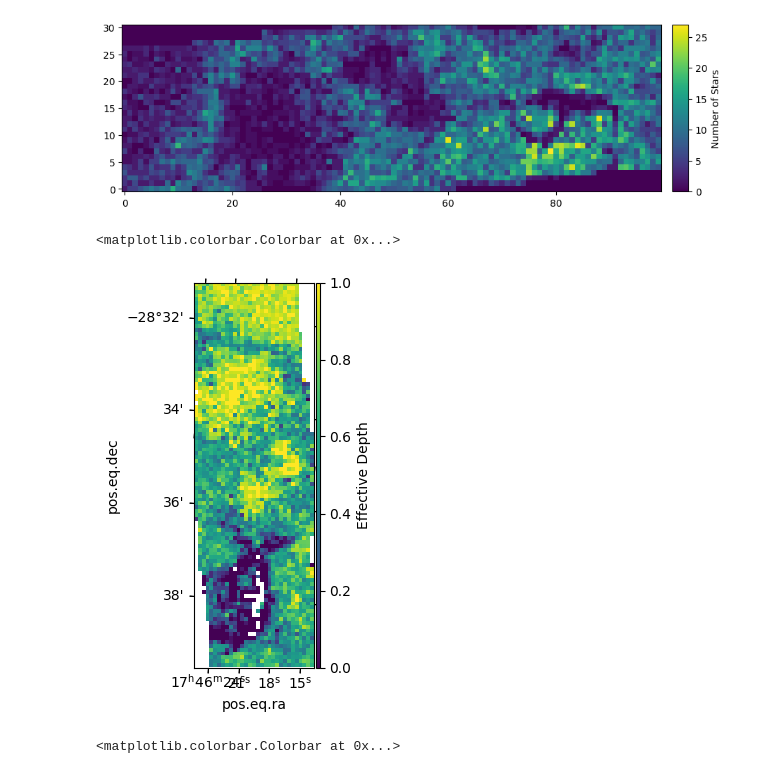
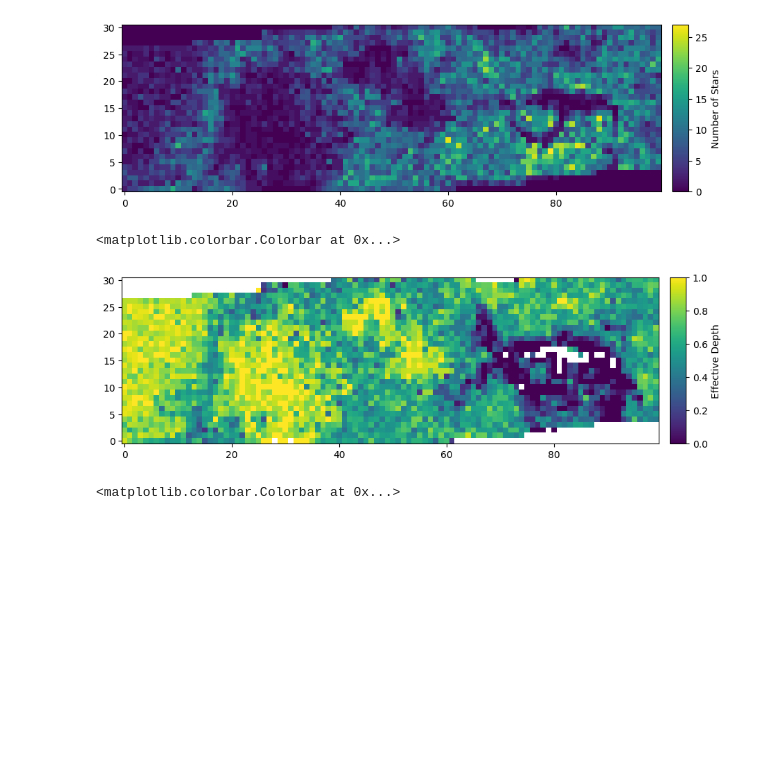
Before and after one commit to SpacialTree/dustridge-cd, a Jupyter notebook: notebooks/effective_depth.ipynb, the cells around one changed output. Saved outputs shown, nothing was run; the diff lists cells and outputs as text; code cells hidden in the pictures; blank space fills up the shorter version.

```diff
--- a/notebooks/effective_depth.ipynb
+++ b/notebooks/effective_depth.ipynb
@@ -223,13 +221,15 @@ plt.colorbar(im, label='Number of Stars', cax=cbar)
 [figure]
 # %%
 fig = plt.figure(figsize=(10,5))
-ax = fig.add_subplot(111, projection=new_wcs)
-im = ax.imshow(np.flip(h_depth5, axis=1).swapaxes(0,1), origin='lower', vmin=0, vmax=1)
+#ax = fig.add_subplot(111, projection=new_wcs)
+#im = ax.imshow(np.flip(h_depth5, axis=1).swapaxes(0,1), origin='lower', vmin=0, vmax=1)
+ax = fig.add_subplot(111)
+im = ax.imshow(h_depth5, origin='lower', vmin=0, vmax=1)
 cbar = ax.inset_axes([1.02, 0., 0.03, 1])
 plt.colorbar(im, label='Effective Depth', cax=cbar)
 # %% [output]
 <matplotlib.colorbar.Colorbar at 0x...>
-[figure, old version]
+[figure, new version]
 # %%
 data_h_depth5 = fits.PrimaryHDU(np.flip(h_depth5, axis=1).swapaxes(0,1), header=new_wcs.to_header())
 data_h_depth5.writeto('/orange/adamginsburg/jwst/cloudc/images/effective_depth_5arcsec.fits', overwrite=True)
```
Also changed, not shown: parts of 2 cells of this notebook.
